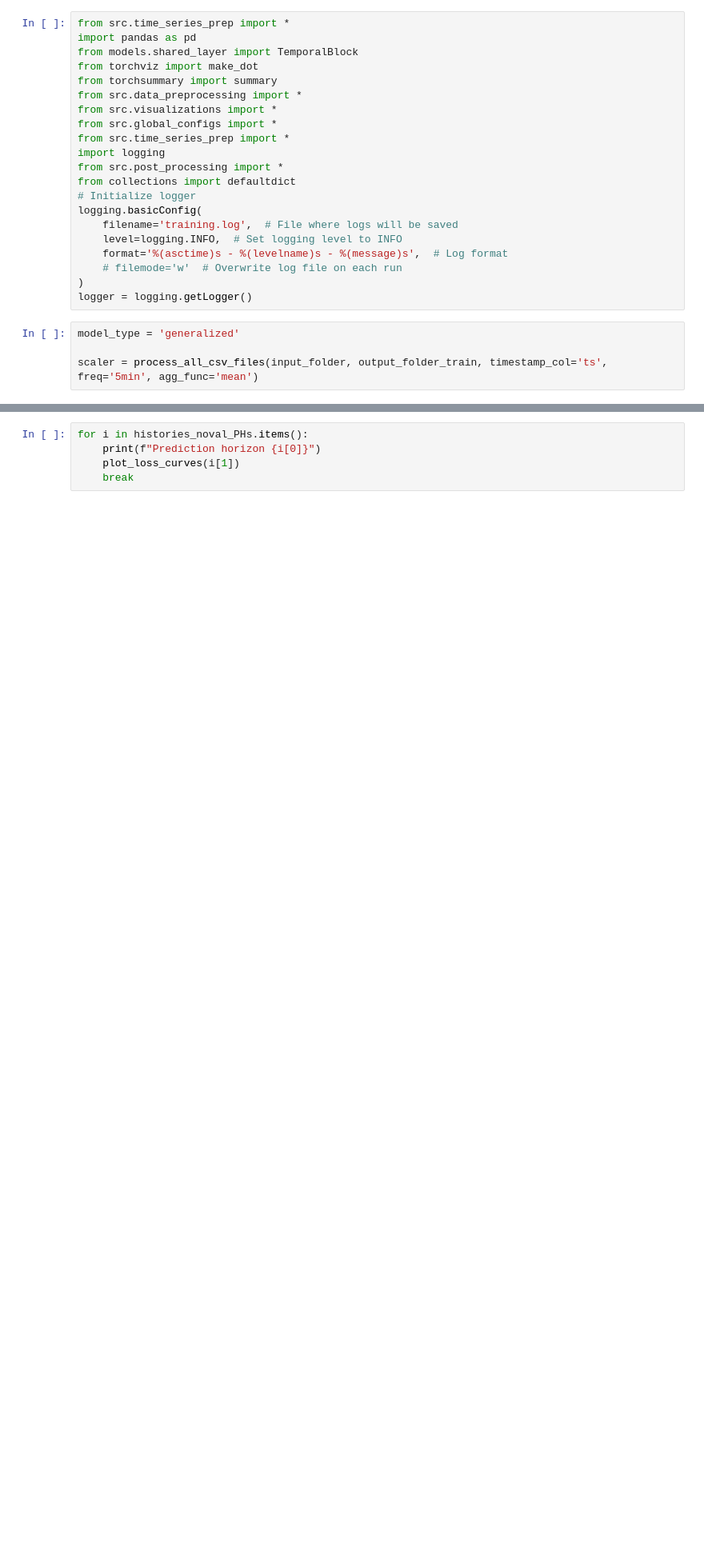
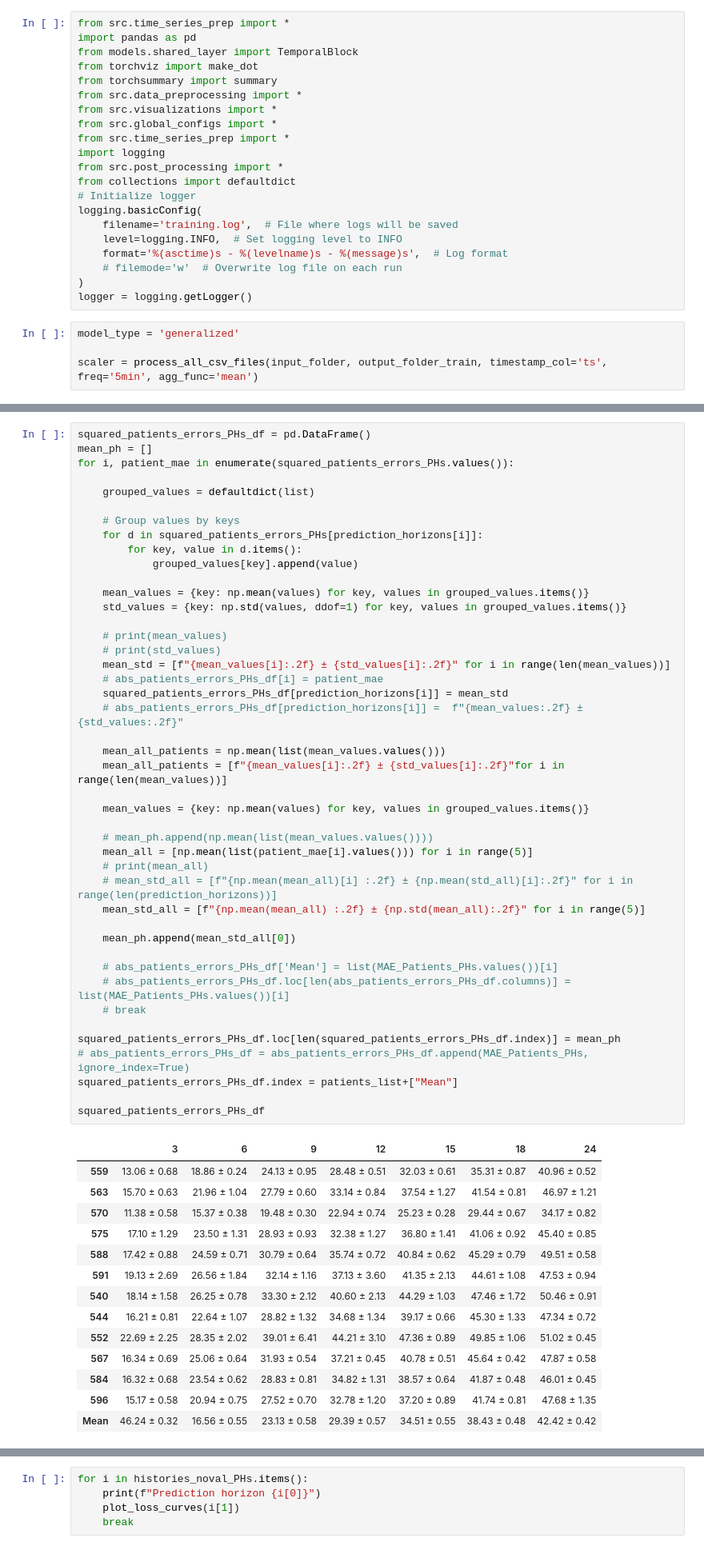
Before and after one commit to Menna-tullahh/Glucose-forecasting-using-multitasking, a Jupyter notebook: train-generalized-attention.ipynb, the cells around one changed output, grey strips where cells are left out. Shown at 80% size. Drawn from its saved outputs; the diff is of its cells as text; blank space fills up the shorter version.

```diff
--- a/train-generalized-attention.ipynb
+++ b/train-generalized-attention.ipynb
@@ -207,0 +175,59 @@ abs_patients_errors_PHs_df
+# %%
+squared_patients_errors_PHs_df = pd.DataFrame()
+mean_ph = []
+for i, patient_mae in enumerate(squared_patients_errors_PHs.values()):
+
+    grouped_values = defaultdict(list)
+
+    # Group values by keys
+    for d in squared_patients_errors_PHs[prediction_horizons[i]]:
+        for key, value in d.items():
+            grouped_values[key].append(value)
+
+    mean_values = {key: np.mean(values) for key, values in grouped_values.items()}
+    std_values = {key: np.std(values, ddof=1) for key, values in grouped_values.items()}
+
+    # print(mean_values)
+    # print(std_values)
+    mean_std = [f"{mean_values[i]:.2f} ± {std_values[i]:.2f}" for i in range(len(mean_values))]
+    # abs_patients_errors_PHs_df[i] = patient_mae
+    squared_patients_errors_PHs_df[prediction_horizons[i]] = mean_std
+    # abs_patients_errors_PHs_df[prediction_horizons[i]] =  f"{mean_values:.2f} ± {std_values:.2f}"
+
+    mean_all_patients = np.mean(list(mean_values.values()))
+    mean_all_patients = [f"{mean_values[i]:.2f} ± {std_values[i]:.2f}"for i in range(len(mean_values))]
+
+    mean_values = {key: np.mean(values) for key, values in grouped_values.items()}
+
+    # mean_ph.append(np.mean(list(mean_values.values())))
+    mean_all = [np.mean(list(patient_mae[i].values())) for i in range(5)]
+    # print(mean_all)
+    # mean_std_all = [f"{np.mean(mean_all)[i] :.2f} ± {np.mean(std_all)[i]:.2f}" for i in range(len(prediction_horizons))]
+    mean_std_all = [f"{np.mean(mean_all) :.2f} ± {np.std(mean_all):.2f}" for i in range(5)]
+
+    mean_ph.append(mean_std_all[0])
+
+    # abs_patients_errors_PHs_df['Mean'] = list(MAE_Patients_PHs.values())[i]
+    # abs_patients_errors_PHs_df.loc[len(abs_patients_errors_PHs_df.columns)] = list(MAE_Patients_PHs.values())[i]
+    # break
+
+squared_patients_errors_PHs_df.loc[len(squared_patients_errors_PHs_df.index)] = mean_ph
+# abs_patients_errors_PHs_df = abs_patients_errors_PHs_df.append(MAE_Patients_PHs,  ignore_index=True)
+squared_patients_errors_PHs_df.index = patients_list+["Mean"]
+
+squared_patients_errors_PHs_df
+# %% [output]
+|  | 3 | 6 | 9 | 12 | 15 | 18 | 24 |
+| 559 | 13.06 ± 0.68 | 18.86 ± 0.24 | 24.13 ± 0.95 | 28.48 ± 0.51 | 32.03 ± 0.61 | 35.31 ± 0.87 | 40.96 ± 0.52 |
+| 563 | 15.70 ± 0.63 | 21.96 ± 1.04 | 27.79 ± 0.60 | 33.14 ± 0.84 | 37.54 ± 1.27 | 41.54 ± 0.81 | 46.97 ± 1.21 |
+| 570 | 11.38 ± 0.58 | 15.37 ± 0.38 | 19.48 ± 0.30 | 22.94 ± 0.74 | 25.23 ± 0.28 | 29.44 ± 0.67 | 34.17 ± 0.82 |
+| 575 | 17.10 ± 1.29 | 23.50 ± 1.31 | 28.93 ± 0.93 | 32.38 ± 1.27 | 36.80 ± 1.41 | 41.06 ± 0.92 | 45.40 ± 0.85 |
+| 588 | 17.42 ± 0.88 | 24.59 ± 0.71 | 30.79 ± 0.64 | 35.74 ± 0.72 | 40.84 ± 0.62 | 45.29 ± 0.79 | 49.51 ± 0.58 |
+| 591 | 19.13 ± 2.69 | 26.56 ± 1.84 | 32.14 ± 1.16 | 37.13 ± 3.60 | 41.35 ± 2.13 | 44.61 ± 1.08 | 47.53 ± 0.94 |
+| 540 | 18.14 ± 1.58 | 26.25 ± 0.78 | 33.30 ± 2.12 | 40.60 ± 2.13 | 44.29 ± 1.03 | 47.46 ± 1.72 | 50.46 ± 0.91 |
+| 544 | 16.21 ± 0.81 | 22.64 ± 1.07 | 28.82 ± 1.32 | 34.68 ± 1.34 | 39.17 ± 0.66 | 45.30 ± 1.33 | 47.34 ± 0.72 |
+| 552 | 22.69 ± 2.25 | 28.35 ± 2.02 | 39.01 ± 6.41 | 44.21 ± 3.10 | 47.36 ± 0.89 | 49.85 ± 1.06 | 51.02 ± 0.45 |
+| 567 | 16.34 ± 0.69 | 25.06 ± 0.64 | 31.93 ± 0.54 | 37.21 ± 0.45 | 40.78 ± 0.51 | 45.64 ± 0.42 | 47.87 ± 0.58 |
+| 584 | 16.32 ± 0.68 | 23.54 ± 0.62 | 28.83 ± 0.81 | 34.82 ± 1.31 | 38.57 ± 0.64 | 41.87 ± 0.48 | 46.01 ± 0.45 |
+| 596 | 15.17 ± 0.58 | 20.94 ± 0.75 | 27.52 ± 0.70 | 32.78 ± 1.20 | 37.20 ± 0.89 | 41.74 ± 0.81 | 47.68 ± 1.35 |
+| Mean | 46.24 ± 0.32 | 16.56 ± 0.55 | 23.13 ± 0.58 | 29.39 ± 0.57 | 34.51 ± 0.55 | 38.43 ± 0.48 | 42.42 ± 0.42 |
```
Also changed, not shown: parts of 5 cells of this notebook, 10 other files.
